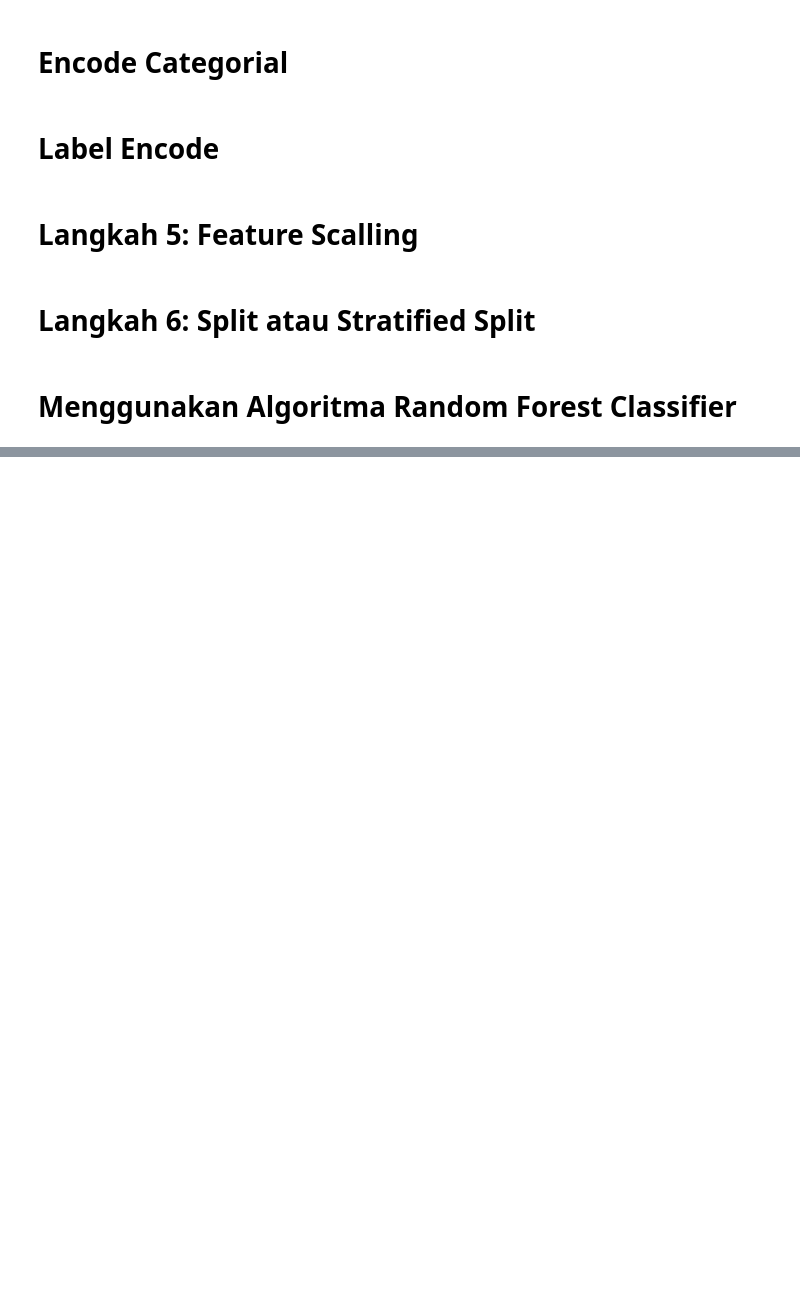
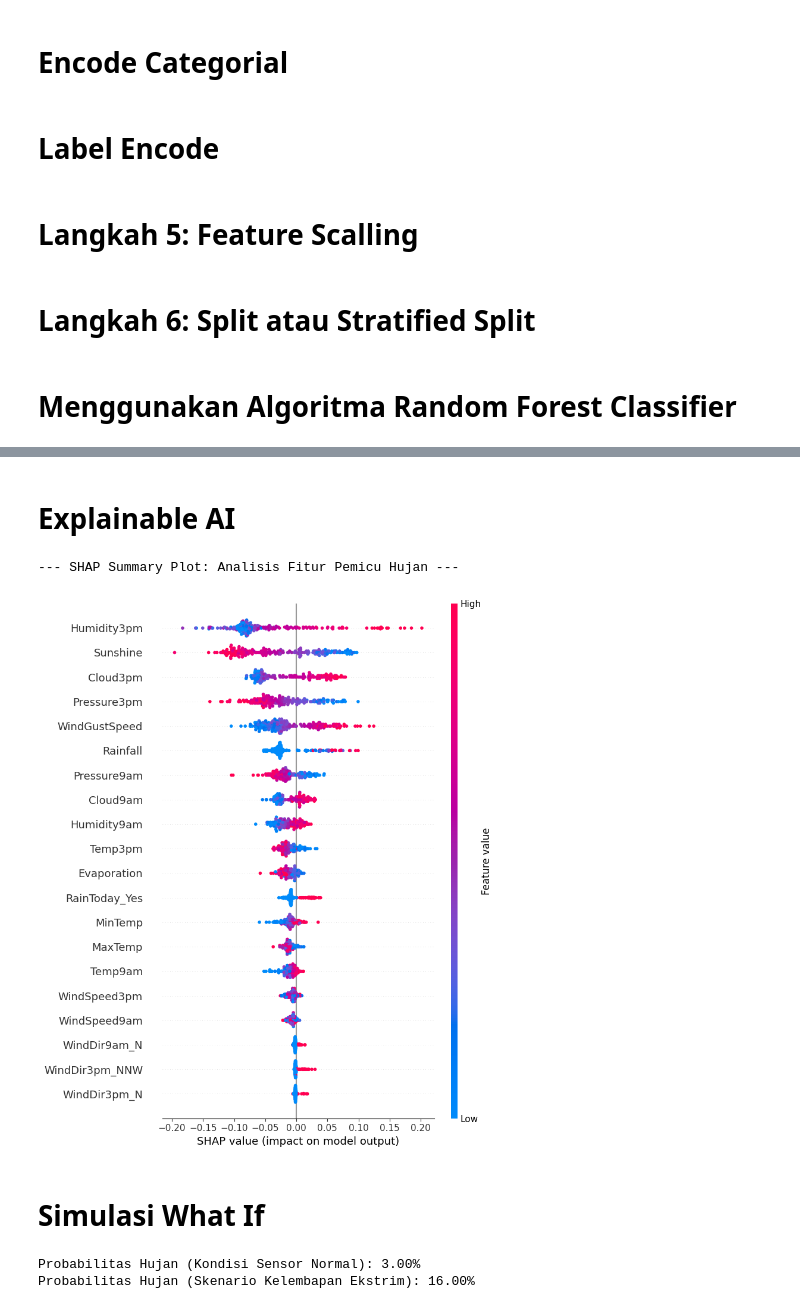
Before and after one commit to FatkurRizky/Prediksi_curah_hujan, a Jupyter notebook: rain_predict.ipynb, the cells around one changed output, grey strips where cells are left out. Saved outputs shown, nothing was run; the diff lists cells and outputs as text; code cells hidden in the pictures; blank space fills up the shorter version.

```diff
--- a/rain_predict.ipynb
+++ b/rain_predict.ipynb
@@ -157,0 +192,47 @@ print(f"Model akurasi {akurasi:4f}")
+# %% [markdown]
+# Explainable AI
+# %%
+import shap
+
+# Mengambil sampel data agar komputasi kalkulasi SHAP tidak memberatkan memori
+x_test_sample = x_test.sample(n=200, random_state=42)
+
+# Inisialisasi TreeExplainer khusus untuk model berbasis Decision Tree/Ensemble
+explainer = shap.TreeExplainer(model_rf)
+shap_values = explainer.shap_values(x_test_sample)
+
+# Library SHAP pada Random Forest umumnya mengembalikan list array untuk setiap kelas output.
+# Kita fokus memetakan faktor pendorong hujan (Kelas 1 / Yes).
+shap_values_hujan = shap_values[1] if isinstance(shap_values, list) else shap_values[..., 1]
+
+# Memplot ringkasan bobot fitur menggunakan Summary Plot
+print("--- SHAP Summary Plot: Analisis Fitur Pemicu Hujan ---")
+shap.summary_plot(shap_values_hujan, x_test_sample)
+# %% [output]
+--- SHAP Summary Plot: Analisis Fitur Pemicu Hujan ---
+[figure, added]
+# %% [markdown]
+# Simulasi What If
+# %%
+# Mengambil satu baris observasi data dari testing set sebagai dasar eksperimen
+data_simulasi = x_test.iloc[[15]].copy()
+
+# Memprediksi probabilitas hujan dengan kondisi data sensor yang normal (apa adanya)
+probabilitas_normal = model_rf.predict_proba(data_simulasi)[0][1]
+print(f"Probabilitas Hujan (Kondisi Sensor Normal): {probabilitas_normal:.2%}")
+
+# --- Skenario Cuaca Ekstrim ---
+# Misalnya, kita asumsikan tiba-tiba kelembapan jam 3 sore melonjak tajam.
+# Karena data sebelumnya sudah diproses melalui StandardScaler,
+# penambahan nilai +3.0 setara dengan lonjakan sebesar 3 Standar Deviasi (sangat lembap).
+if 'Humidity3pm' in data_simulasi.columns:
+    data_simulasi['Humidity3pm'] = data_simulasi['Humidity3pm'] + 3.0
+
+    # Menghitung ulang probabilitas setelah skenario kelembapan ekstrim dimasukkan
+    probabilitas_ekstrim = model_rf.predict_proba(data_simulasi)[0][1]
+    print(f"Probabilitas Hujan (Skenario Kelembapan Ekstrim): {probabilitas_ekstrim:.2%}")
+else:
+    print("Kolom 'Humidity3pm' tidak ditemukan, sesuaikan nama variabel dengan DataFrame yang ada.")
+# %% [output]
+Probabilitas Hujan (Kondisi Sensor Normal): 3.00%
+Probabilitas Hujan (Skenario Kelembapan Ekstrim): 16.00%
```
Also changed, not shown: parts of 10 cells of this notebook.
